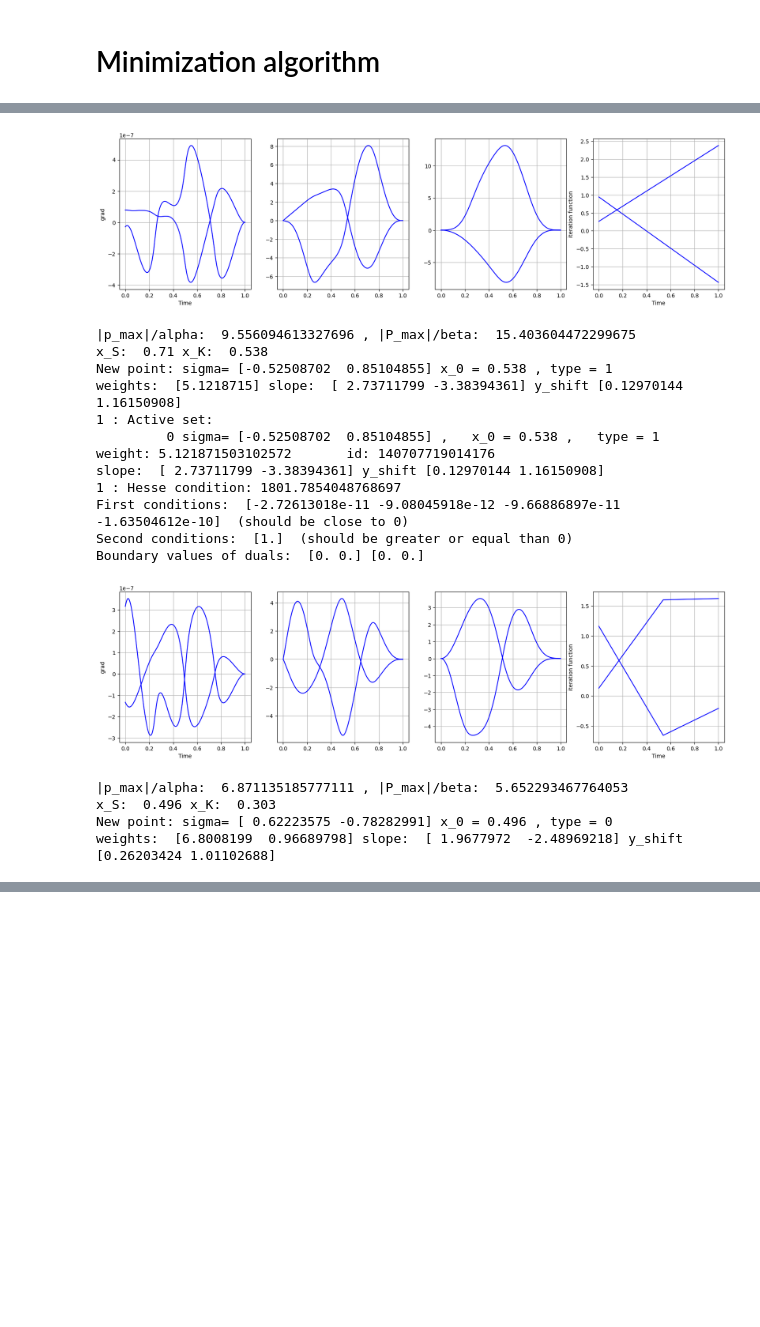
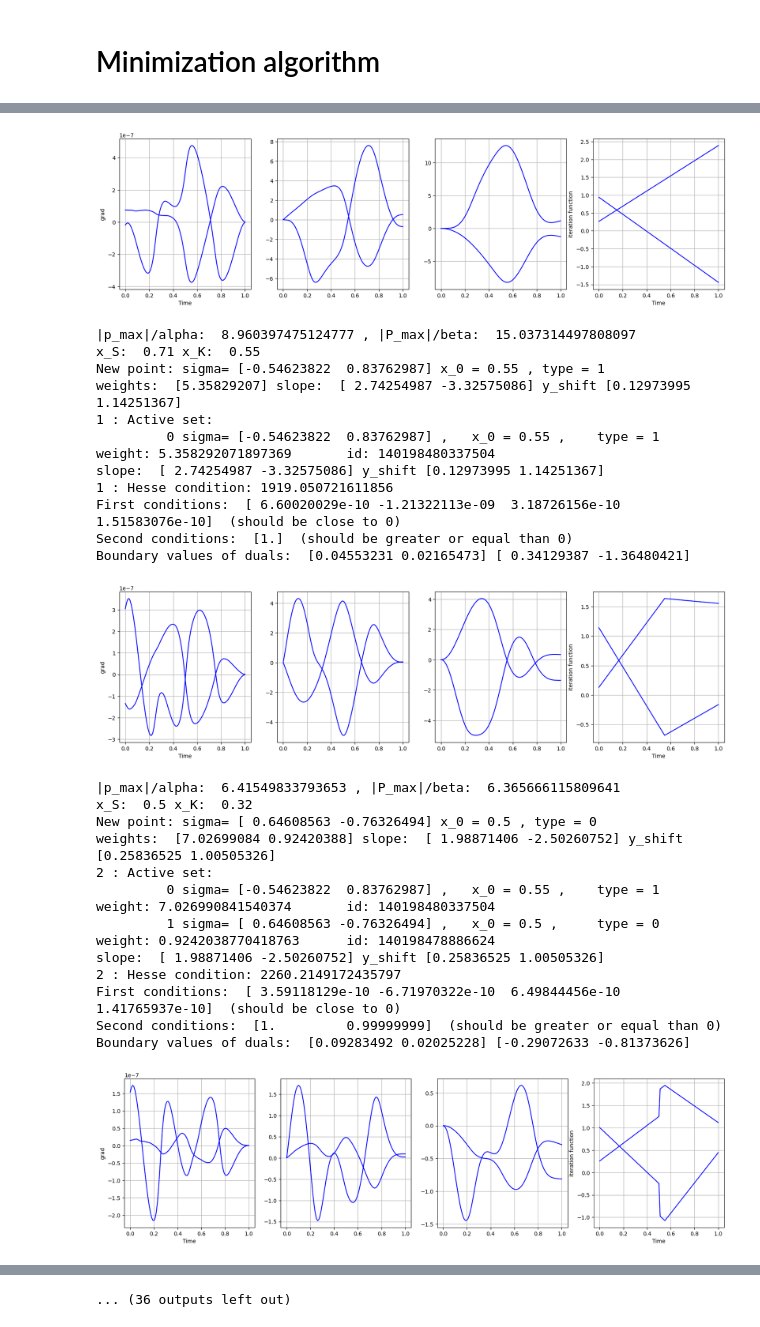
Before and after one commit to hoeftint/TGV-regulairzed-wave-equation, a Jupyter notebook: python/algorithm_working_example.ipynb, the cells around one changed output, grey strips where cells are left out. Cells and saved outputs as stored; diff of their text form; code cells hidden in the pictures; blank space fills up the shorter version.

```diff
--- a/python/algorithm_working_example.ipynb
+++ b/python/algorithm_working_example.ipynb
@@ -42,7 +42,7 @@ class Parameters:
     T = 1
     verbose = True
     useDummy = False
-    dt = 0.001
+    dt = 0.01
     x1 = (0.5, 0.5)
     x2 = (-0.5, -0.5)
     area = 4
@@ -140,12 +140,12 @@ def algorithm(active_set_init, weights_init, slope_init, y_shift_init, params: P
 			printIterationInfo(k, active_set, weights, slope, y_shift, hesse.matrix)
 			showNonStationarity(discreteDf, active_set, params)
 		p_k = integrateVectorFunction(discreteDf, params)
-		p_k = p_k - np.array([t**2 * p_k[-1,:] / params.T**2 for t in timePoints])
+		#p_k = p_k - np.array([t**2 * p_k[-1,:] / params.T**2 for t in timePoints])
 		#p_k_old = calculateFirstDual(active_set, weights, slope, y_shift, hesse, params)
 		#P_k = -integrateVectorFunction(p_k, params)
 		#P_k_old = calculateSecondDual(active_set, weights, slope, y_shift, hesse, params)
 		P_k = integrateVectorFunction(discreteDf * timePoints[:, np.newaxis], params) - p_k * timePoints[:, np.newaxis]
-		P_k = P_k - np.array([t**2 * P_k[-1,:] / params.T**2 for t in timePoints])
+		#P_k = P_k - np.array([t**2 * P_k[-1,:] / params.T**2 for t in timePoints])
 		if params.verbose:
 			u_k = lambda t: buildIterationFunction(t, active_set, weights, slope, y_shift, params)
 			print('Boundary values of duals: ', p_k[-1,:]/params.alpha, P_k[-1,:]/params.beta)
@@ -233,7 +233,7 @@ def testRegularizationParameters(alpha, beta, params, originalSignal):
 params.maxIterations = 40
 params.newton_c = 1
 params.maxNewtonSteps = 50
-params.pruneThreshold = 1e-5
+params.pruneThreshold = 0
 params.verbose = True
 params.mollify_const = 0.01
 params.solver = computeSSNStepWalter
@@ -271,17 +271,26 @@ Boundary values of duals:  [0. 0.] [0. 0.]
-[figure, old version]
+[figure, new version]
-|p_max|/alpha:  9.556094613327696 , |P_max|/beta:  15.403604472299675
-x_S:  0.71 x_K:  0.538
-New point: sigma= [-0.52508702  0.85104855] x_0 = 0.538 , type = 1
-weights:  [5.1218715] slope:  [ 2.73711799 -3.38394361] y_shift [0.12970144 1.16150908]
+|p_max|/alpha:  8.960397475124777 , |P_max|/beta:  15.037314497808097
+x_S:  0.71 x_K:  0.55
+New point: sigma= [-0.54623822  0.83762987] x_0 = 0.55 , type = 1
+weights:  [5.35829207] slope:  [ 2.74254987 -3.32575086] y_shift [0.12973995 1.14251367]
 1 : Active set:
-         0 sigma= [-0.52508702  0.85104855] ,   x_0 = 0.538 ,   type = 1        weight: 5.121871503102572       id: 140707719014176
-slope:  [ 2.73711799 -3.38394361] y_shift [0.12970144 1.16150908]
-1 : Hesse condition: 1801.7854048768697
-First conditions:  [-2.72613018e-11 -9.08045918e-12 -9.66886897e-11 -1.63504612e-10]  (should be close to 0)
+         0 sigma= [-0.54623822  0.83762987] ,   x_0 = 0.55 ,    type = 1        weight: 5.358292071897369       id: 140198480337504
+slope:  [ 2.74254987 -3.32575086] y_shift [0.12973995 1.14251367]
+1 : Hesse condition: 1919.050721611856
+First conditions:  [ 6.60020029e-10 -1.21322113e-09  3.18726156e-10  1.51583076e-10]  (should be close to 0)
 Second conditions:  [1.]  (should be greater or equal than 0)
-Boundary values of duals:  [0. 0.] [0. 0.]
+Boundary values of duals:  [0.04553231 0.02165473] [ 0.34129387 -1.36480421]
-[figure, old version]
+[figure, new version]
-|p_max|/alpha:  6.871135185777111 , |P_max|/beta:  5.652293467764053
-x_S:  0.496 x_K:  0.303
-New point: sigma= [ 0.62223575 -0.78282991] x_0 = 0.496 , type = 0
-weights:  [6.8008199  0.96689798] slope:  [ 1.9677972  -2.48969218] y_shift [0.26203424 1.01102688]
+|p_max|/alpha:  6.41549833793653 , |P_max|/beta:  6.365666115809641
+x_S:  0.5 x_K:  0.32
+New point: sigma= [ 0.64608563 -0.76326494] x_0 = 0.5 , type = 0
+weights:  [7.02699084 0.92420388] slope:  [ 1.98871406 -2.50260752] y_shift [0.25836525 1.00505326]
+2 : Active set:
+         0 sigma= [-0.54623822  0.83762987] ,   x_0 = 0.55 ,    type = 1        weight: 7.026990841540374       id: 140198480337504
+         1 sigma= [ 0.64608563 -0.76326494] ,   x_0 = 0.5 ,     type = 0        weight: 0.9242038770418763      id: 140198478886624
+slope:  [ 1.98871406 -2.50260752] y_shift [0.25836525 1.00505326]
+2 : Hesse condition: 2260.2149172435797
+First conditions:  [ 3.59118129e-10 -6.71970322e-10  6.49844456e-10  1.41765937e-10]  (should be close to 0)
+Second conditions:  [1.         0.99999999]  (should be greater or equal than 0)
+Boundary values of duals:  [0.09283492 0.02025228] [-0.29072633 -0.81373626]
+[figure, added]
@@ -288,0 +341 @@ KeyboardInterrupt:
+... (36 outputs left out)
```
Also changed, not shown: parts of 2 cells of this notebook, 2 other files.
